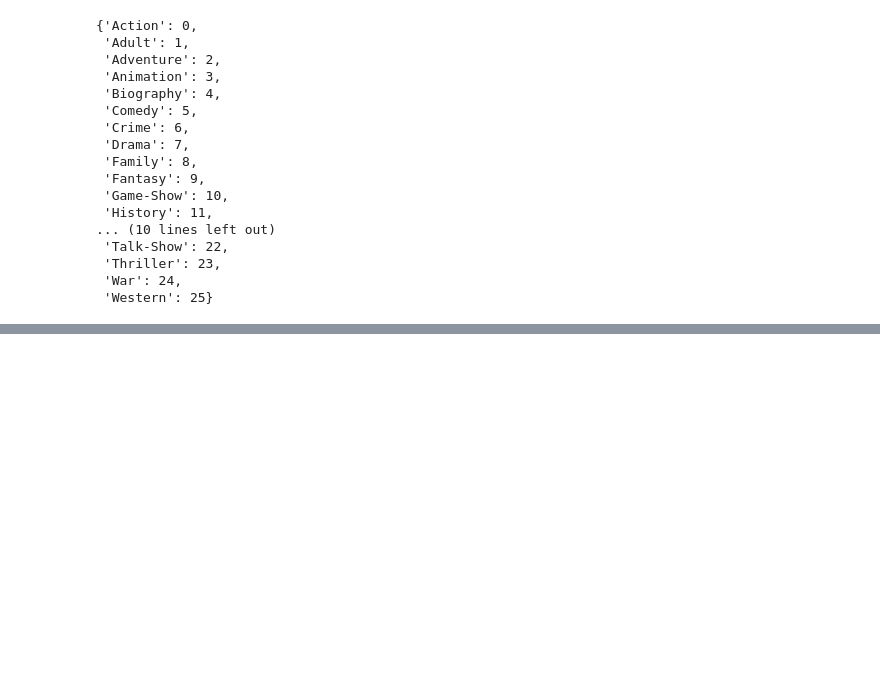
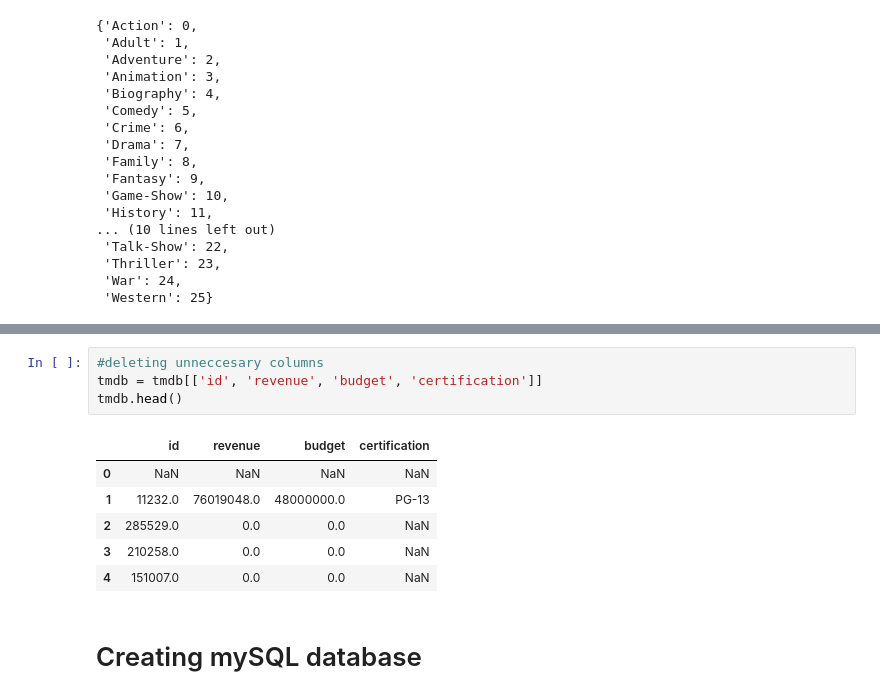
Before and after one commit to CameronBannick/IMDB-Movie-Report, a Jupyter notebook: Phase 3 - mySQL Database.ipynb, the cells around one changed output, grey strips where cells are left out. Drawn from its saved outputs; the diff is of its cells as text; blank space fills up the shorter version.

```diff
--- a/Phase 3 - mySQL Database.ipynb
+++ b/Phase 3 - mySQL Database.ipynb
@@ -82,0 +148,13 @@ KeyError: 'genre_split'
+# %%
+#deleting unneccesary columns
+tmdb = tmdb[['id', 'revenue', 'budget', 'certification']]
+tmdb.head()
+# %% [output]
+|  | id | revenue | budget | certification |
+| 0 | NaN | NaN | NaN | NaN |
+| 1 | 11232.0 | 76019048.0 | 48000000.0 | PG-13 |
+| 2 | 285529.0 | 0.0 | 0.0 | NaN |
+| 3 | 210258.0 | 0.0 | 0.0 | NaN |
+| 4 | 151007.0 | 0.0 | 0.0 | NaN |
+# %% [markdown]
+# Creating mySQL database
```
Also changed, not shown: parts of 9 cells of this notebook.
